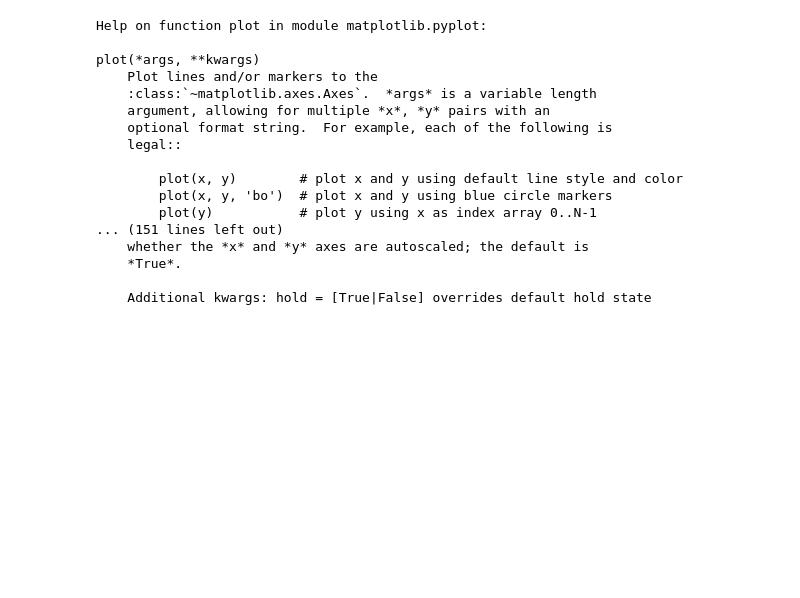
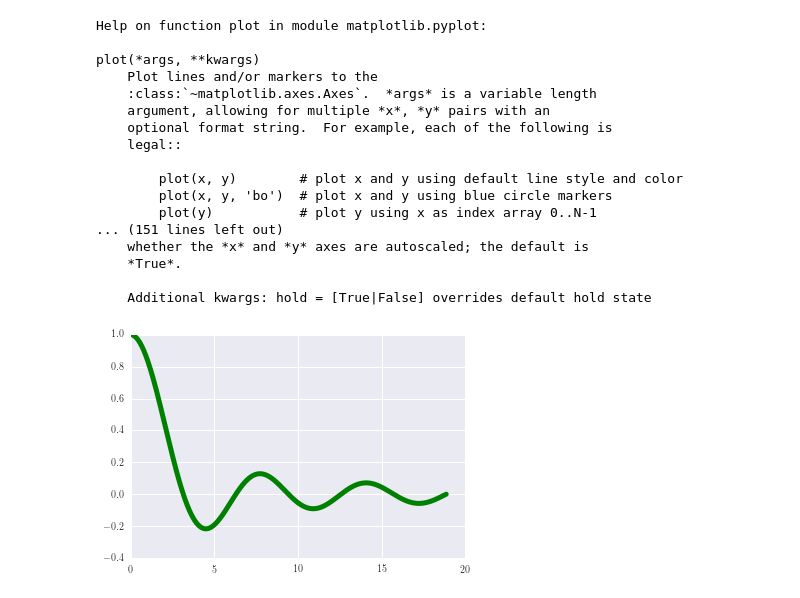
Before and after one commit to temcom/ipython, a Jupyter notebook: Test_First_Try.ipynb, the cells around one changed output. Saved outputs shown, nothing was run; the diff lists cells and outputs as text; code cells hidden in the pictures; blank space fills up the shorter version.

```diff
--- a/Test_First_Try.ipynb
+++ b/Test_First_Try.ipynb
@@ -393,3 +393,22 @@ plot(*args, **kwargs)
     *True*.
 
     Additional kwargs: hold = [True|False] overrides default hold state
+# %%
+%matplotlib inline
+import pylab
+
+theta = pylab.linspace(0.1, 6.*pylab.pi, 1000)
+a = 2.
+#r = 2* a * (0.9 +  pylab.cos(theta+pylab.pi/2))
+#r = pylab.cos(theta+pylab.pi/4) * pylab.sin(theta+pylab.pi/4)
+r = pylab.sin(theta)/theta
+
+#pylab.plot(theta, r)
+#pylab.polar(theta+pylab.pi/4, r)
+pylab.plot(theta, r, 'g', lw=5)
+#pylab.polar(theta, r, 'b')
+#pylab.savefig('polar.pdf')
+#pylab.savefig('polar.png')
+pylab.show()
+# %% [output]
+[figure, added]
```
Also changed, not shown: parts of 2 cells of this notebook.
